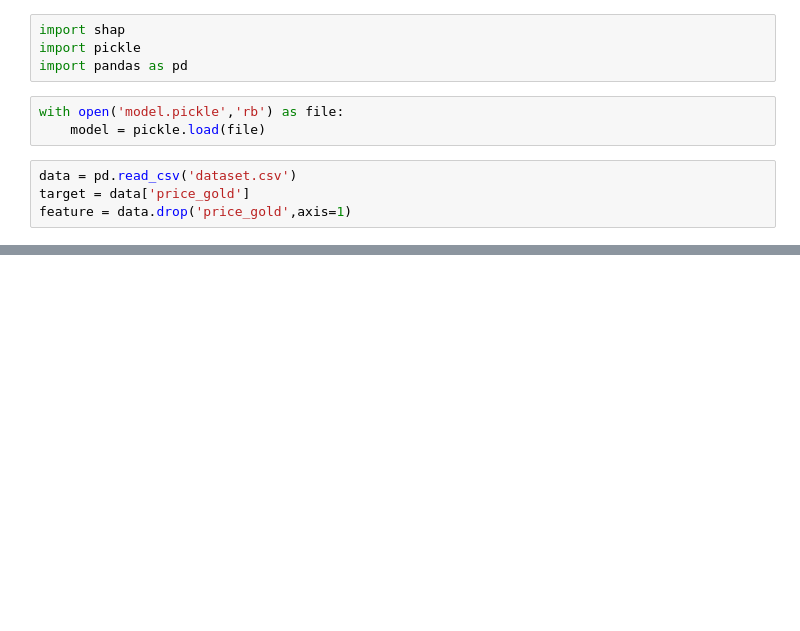
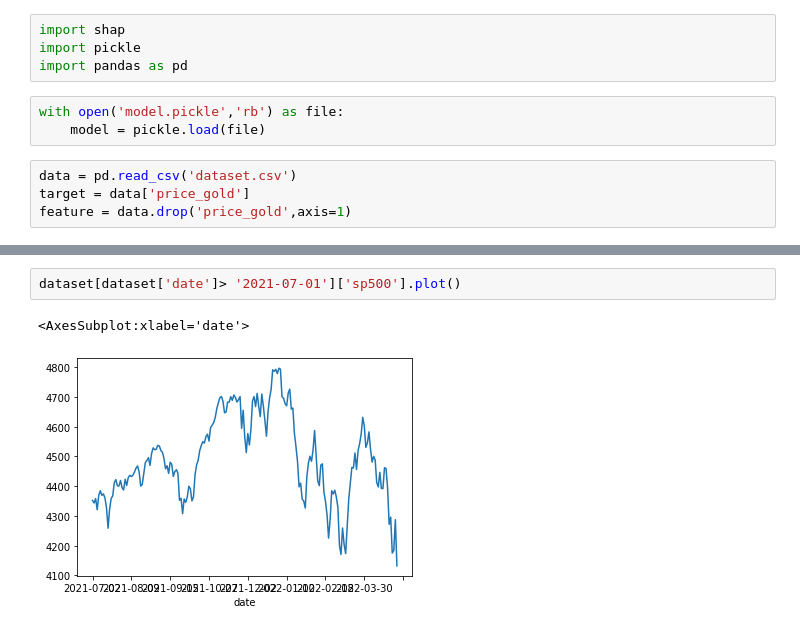
Before and after one commit to sssiott/predictgoldprice, a Jupyter notebook: modeling/analysis.ipynb, the cells around one changed output, grey strips where cells are left out. Cells and saved outputs as stored; diff of their text form; blank space fills up the shorter version.

```diff
--- a/modeling/analysis.ipynb
+++ b/modeling/analysis.ipynb
@@ -23,0 +42,5 @@ shap.plots.waterfall(shap_val[50])
+# %%
+dataset[dataset['date']> '2021-07-01']['sp500'].plot()
+# %% [output]
+<AxesSubplot:xlabel='date'>
+[figure, added]
```
Also changed, not shown: parts of 11 cells of this notebook, 4 other files.
